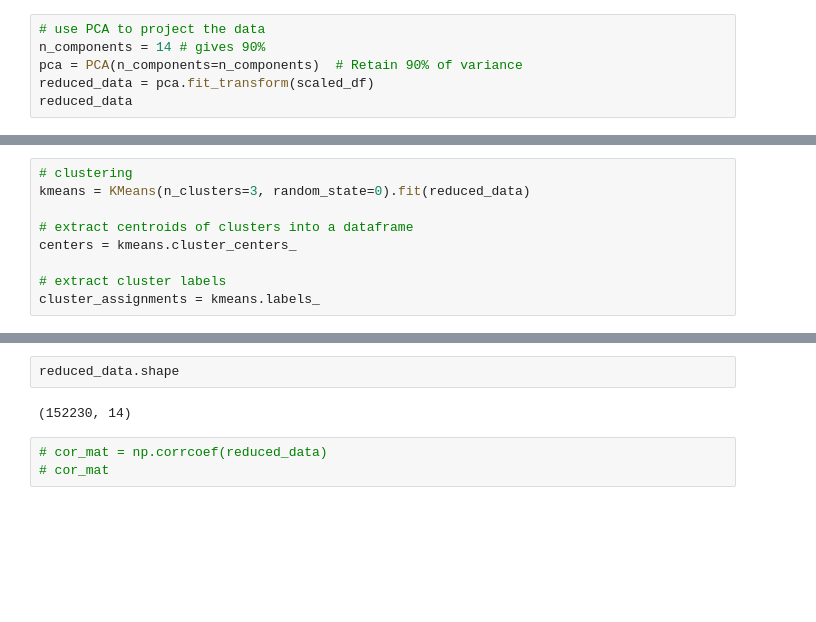
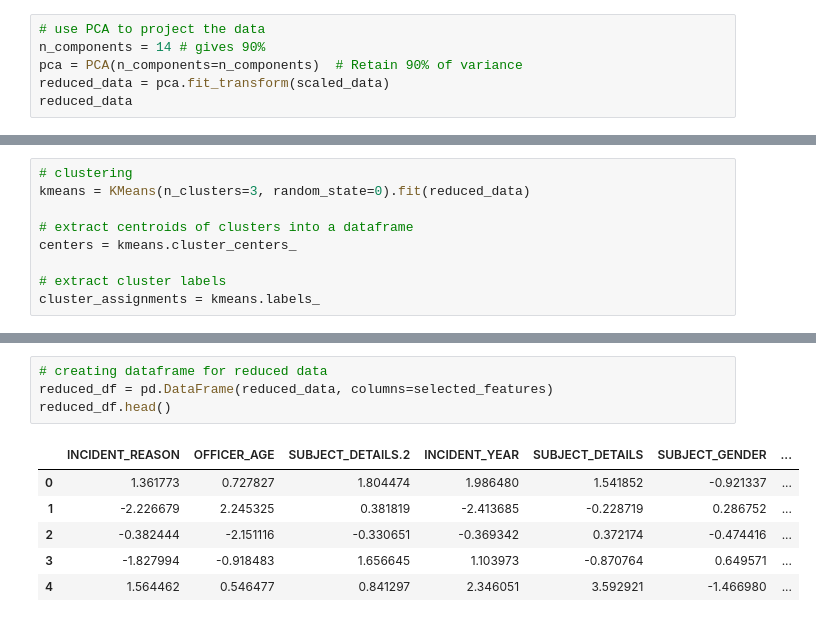
Before and after one commit to fatimagulomova/iu-projects, a Jupyter notebook: DLBDSMLUSL/task-2-policing-equity.ipynb, the cells around one changed output, grey strips where cells are left out. Saved outputs shown, nothing was run; the diff lists cells and outputs as text; blank space fills up the shorter version.

```diff
--- a/DLBDSMLUSL/task-2-policing-equity.ipynb
+++ b/DLBDSMLUSL/task-2-policing-equity.ipynb
@@ -710,7 +712,7 @@ scaled_df = pd.DataFrame(scaled_data, columns=df.columns)
 # use PCA to project the data
 n_components = 14 # gives 90%
 pca = PCA(n_components=n_components)  # Retain 90% of variance
-reduced_data = pca.fit_transform(scaled_df)
+reduced_data = pca.fit_transform(scaled_data)
 reduced_data
 # %% [output]
 array([[ 1.36177262,  0.72782714,  1.80447393, ..., -1.52095881,
@@ -793,7 +775,11 @@ df.head()
-# %%
-reduced_data.shape
-# %% [output]
-(152230, 14)
-# %%
-# cor_mat = np.corrcoef(reduced_data)
-# cor_mat
+# %%
+# creating dataframe for reduced data
+reduced_df = pd.DataFrame(reduced_data, columns=selected_features)
+reduced_df.head()
+# %% [output]
+|  | INCIDENT_REASON | OFFICER_AGE | SUBJECT_DETAILS.2 | INCIDENT_YEAR | SUBJECT_DETAILS | SUBJECT_GENDER | ... |
+| 0 | 1.361773 | 0.727827 | 1.804474 | 1.986480 | 1.541852 | -0.921337 | ... |
+| 1 | -2.226679 | 2.245325 | 0.381819 | -2.413685 | -0.228719 | 0.286752 | ... |
+| 2 | -0.382444 | -2.151116 | -0.330651 | -0.369342 | 0.372174 | -0.474416 | ... |
+| 3 | -1.827994 | -0.918483 | 1.656645 | 1.103973 | -0.870764 | 0.649571 | ... |
+| 4 | 1.564462 | 0.546477 | 0.841297 | 2.346051 | 3.592921 | -1.466980 | ... |
```
Also changed, not shown: parts of 8 cells of this notebook.
